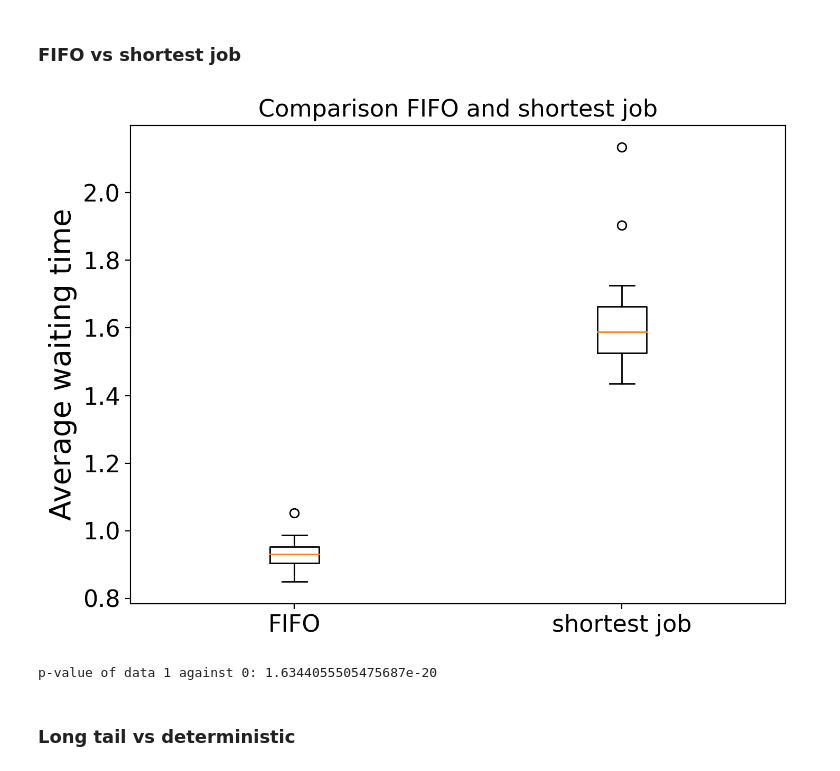
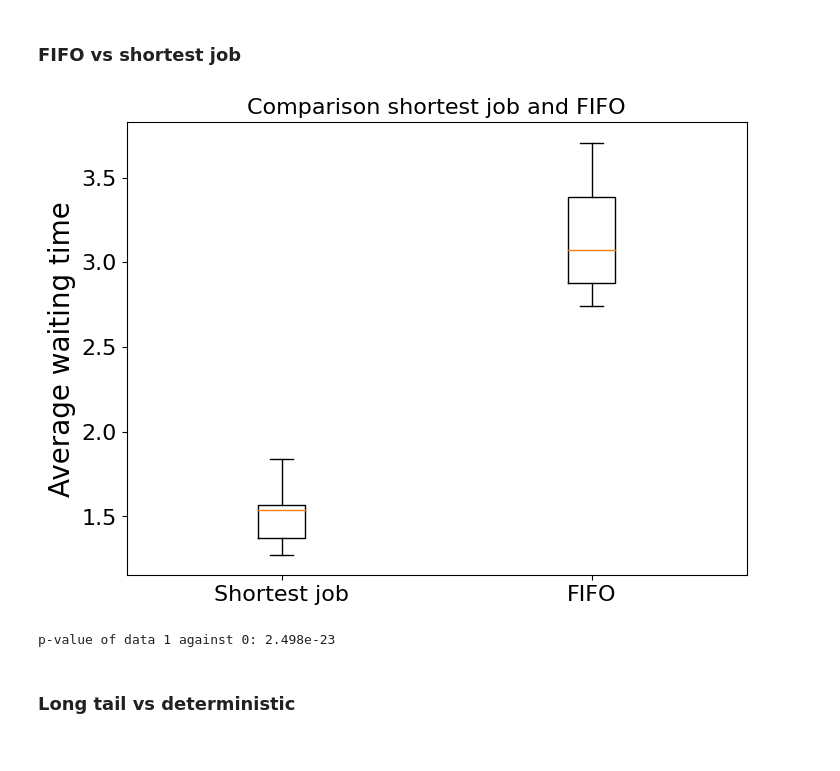
Before and after one commit to Nickvs99/Stochastic-DES, a Jupyter notebook: des.ipynb, the cells around one changed output. Saved outputs shown, nothing was run; the diff lists cells and outputs as text; code cells hidden in the pictures.

```diff
--- a/des.ipynb
+++ b/des.ipynb
@@ -25,7 +25,7 @@ plt.rc('legend', fontsize=SMALL_SIZE)    # legend fontsize
 plt.rc('figure', titlesize=BIGGER_SIZE)  # fontsize of the figure title
 
 plt.rcParams['figure.figsize'] = [8.0, 6.0]
-plt.rcParams['figure.dpi'] = 200
+plt.rcParams['figure.dpi'] = 100
 # %%
 class Server():
 
@@ -90,6 +90,7 @@ def setup(env, init, data):
     server = Server(env, N_MACHINES)
     waiting_times = []
 
+    i = 0
     for i in range(INIT_TASKS):
         env.process(process_task(env, server, data, waiting_times, MARKOV_TASK_DURATION, shortest_job_first, time_choice))
 
@@ -366,12 +367,11 @@ def generate_data(rho, lamda, n_machines, nruns, shortest_job_first=False, time_
     data = []
     for i in range(nruns):
 
-        # Each machine is initialized with 1 task
         # The expectation value for the arrival rate is lamda
         # thus the parameter is 1 / lamda.
         # The average task duration is 1/mu. Thus the task duration parameter is
         # 1/(1/mu) = mu
-        parameters = [n_machines, n_machines, mu, 1/lamda, shortest_job_first, time_choice]
+        parameters = [0, n_machines, mu, 1/lamda, shortest_job_first, time_choice]
         results = run(parameters)
         data.append(results[0])
 
@@ -452,13 +452,13 @@ def calc_compare_FIFO_vs_shortest_job_data(rho, lamda, nruns):
     return data1, data2
 # %%
 MAX_SIM_TIME = 10000
-compare_FIFO_vs_shortest_job_data = calc_compare_FIFO_vs_shortest_job_data(0.7, 1, 20)
+compare_FIFO_vs_shortest_job_data = calc_compare_FIFO_vs_shortest_job_data(0.8, 1, 20)
 # %%
-plot_boxplot_data(compare_FIFO_vs_shortest_job_data, ["FIFO", "shortest job"], title="Comparison FIFO and shortest job")
+plot_boxplot_data(compare_FIFO_vs_shortest_job_data, ["Shortest job", "FIFO"], title="Comparison shortest job and FIFO")
 print_all_p_values(compare_FIFO_vs_shortest_job_data)
 # %% [output]
-[figure, old version]
+[figure, new version]
-p-value of data 1 against 0: 1.6344055505475687e-20
+p-value of data 1 against 0: 2.498e-23
 # %% [markdown]
 ### Long tail vs deterministic
 # %%
```
Also changed, not shown: parts of 8 cells of this notebook.
